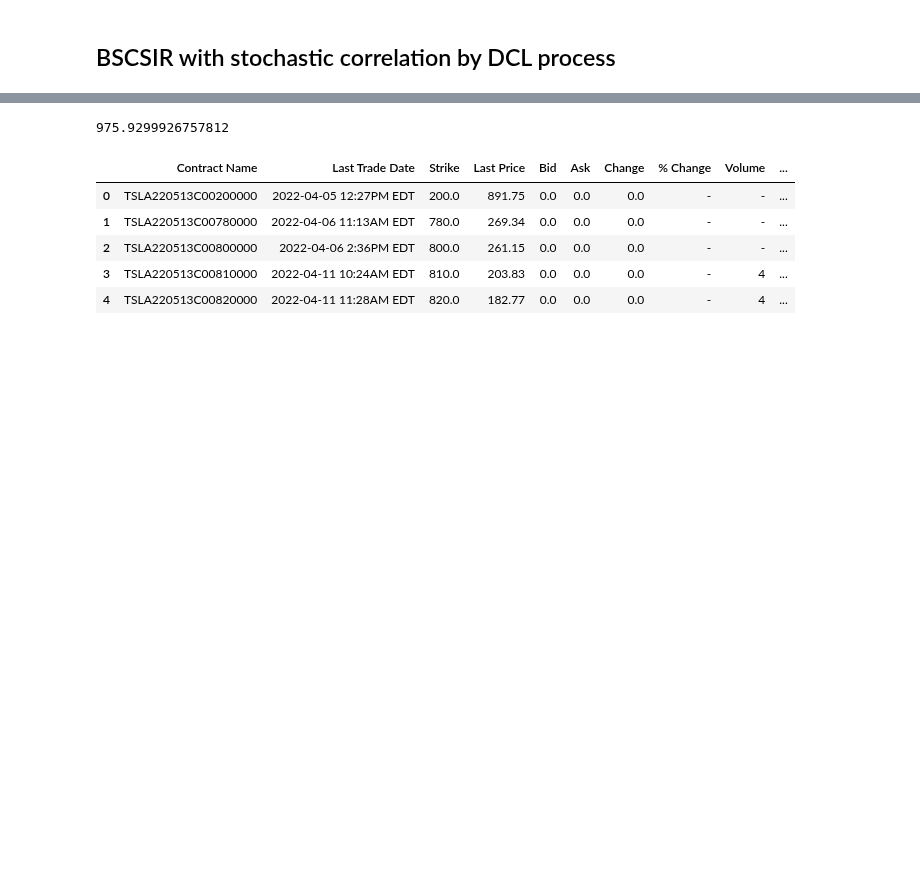
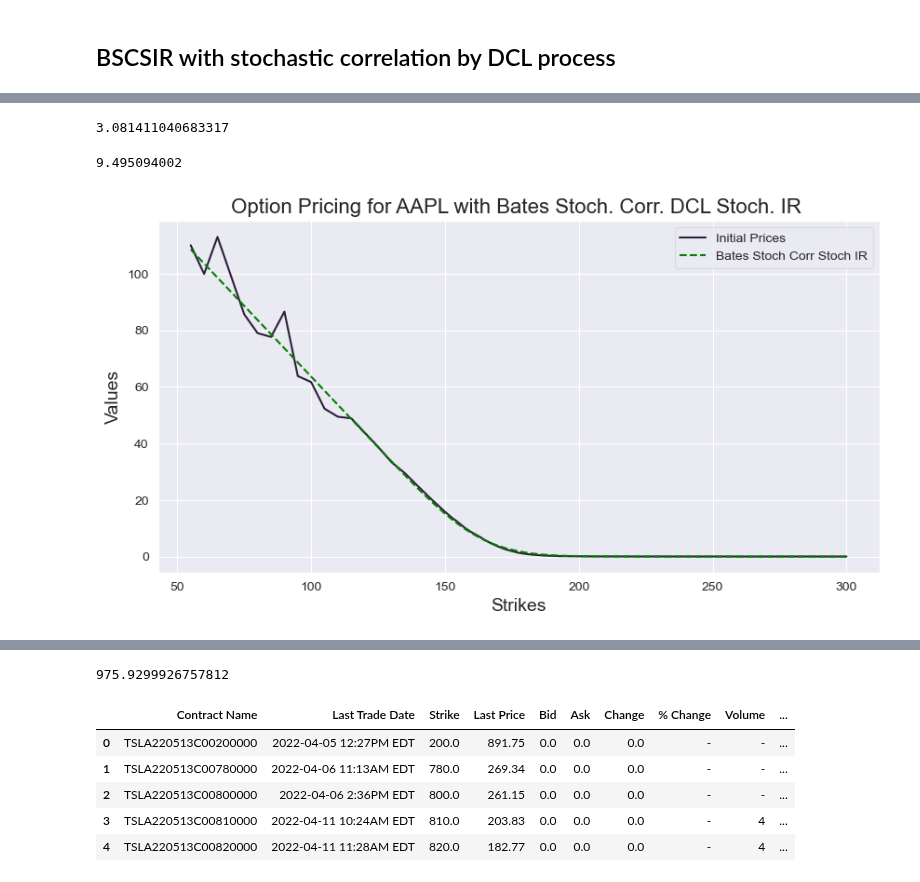
Before and after one commit to kirillzx/Generalized-Bates-model-draft, a Jupyter notebook: Calibrations/Calibration_Main_Calls.ipynb, the cells around one changed output, grey strips where cells are left out. Saved outputs shown, nothing was run; the diff lists cells and outputs as text; code cells hidden in the pictures; blank space fills up the shorter version.

```diff
--- a/Calibrations/Calibration_Main_Calls.ipynb
+++ b/Calibrations/Calibration_Main_Calls.ipynb
@@ -859,8 +793,10 @@ def bates_SC_SIR_AES(numberPaths, N, s0, v0, T, k, gamma, vb, kr, gammar, mur, k
     return time, S, M_t
 # %%
 # v0, k, gamma, vb, kr, gammar, mur, krho, murho, sigmarho, rho4, rho5, muJ, sigmaJ, r0, rho0
-numberPaths = 10000
-N = 500
+numberPaths = 1000
+N = 100
+T = maturity
+type_option = 'c'
 # xip = 0.05
 
 def error_BSCSIR_AES(x, prices, K, s0):
@@ -877,6 +813,6 @@ xmin = [0.001, 0.0001, 0.0001, 0.0005, 0.001, 0.001, 0.0005, 0.0001, 0.0001, 0.4
 xmax = [1, 0.7, 1.5, 2, 3, 2, 1, 1.7, 4, 2, 0.89, 0.89, 10, 3, 0.3, 0.99, 5]
 bounds = [(low, high) for low, high in zip(xmin, xmax)]
 
-params_BSCSIR = minimize(error_BSCSIR_AES, x0=init_vals, args=(marketPrice, K, s0), bounds=bounds, tol=1e-4, options={"maxiter": 1000})
+params_BSCSIR = minimize(error_BSCSIR_AES, x0=init_vals, args=(marketPrice, K, s0), bounds=bounds, tol=1e-8, options={"maxiter": 100})
 params_BSCSIR
 # %% [output]
@@ -923,0 +976,27 @@ plt.show()
+# %%
+np.sqrt(errorFinal)
+# %% [output]
+3.081411040683317
+# %%
+round(errorFinal, 9)
+# %% [output]
+9.495094002
+# %%
+L = 10
+N = 500
+
+cf = chf.ChFBates_StochIR_StochCor_DCL(tau, T, k, gamma, vb, kr, gammar, mur, krho, delta, rho4, rho5, xip, muJ, sigmaJ, v0, r0, rho0)
+valCOS_DCL = exm.optionPriceCOSMthd_StochIR(cf, type_option, s0, T, K, N, L)
+# %%
+plt.subplots(figsize=(10, 5), dpi=100)
+
+plt.plot(K, marketPrice, label='Initial Prices')
+plt.plot(K, valCOS_DCL, '--', color='green', label='Bates Stoch Corr Stoch IR')
+
+plt.title('Option Pricing for AAPL with Bates Stoch. Corr. DCL Stoch. IR ', fontsize=16)
+plt.xlabel('Strikes', fontsize=14)
+plt.ylabel('Values', fontsize=14)
+plt.legend()
+plt.show()
+# %% [output]
+[figure, added]
```
Also changed, not shown: parts of 37 cells of this notebook.
